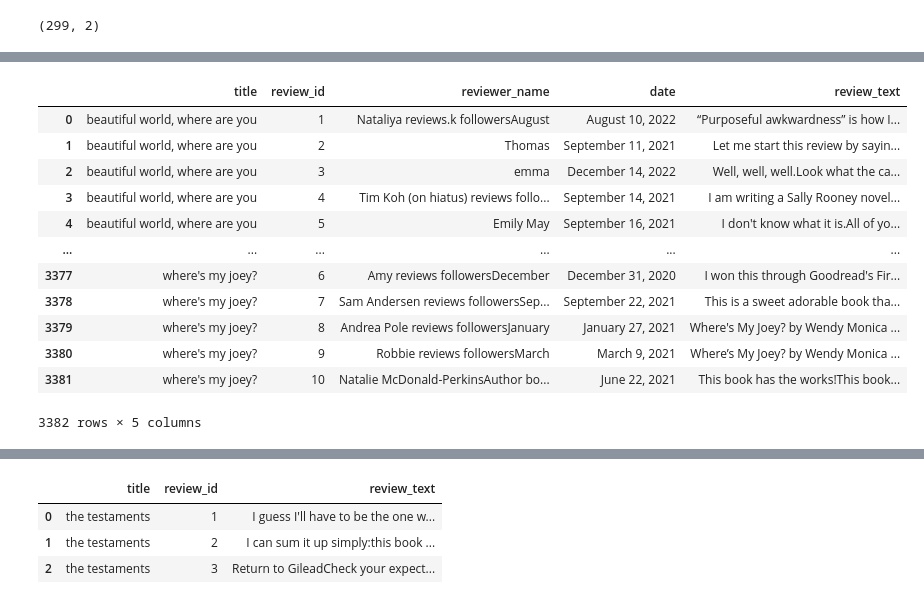
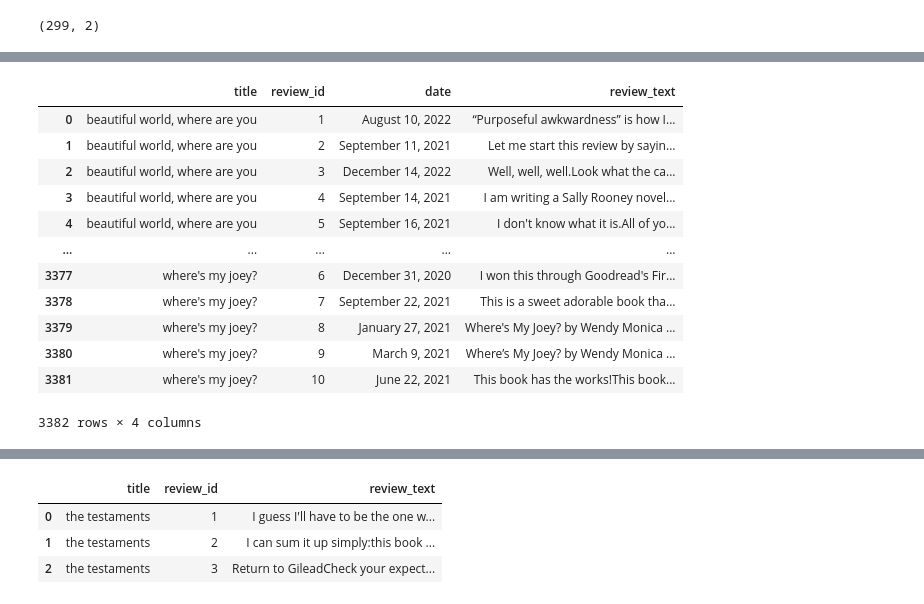
Before and after one commit to txiao9331/EmoLit, a Jupyter notebook: nb_data_cln/reviews_cleaning.ipynb, the cells around one changed output, grey strips where cells are left out. Saved outputs shown, nothing was run; the diff lists cells and outputs as text; code cells hidden in the pictures.

```diff
--- a/nb_data_cln/reviews_cleaning.ipynb
+++ b/nb_data_cln/reviews_cleaning.ipynb
@@ -79,7 +79,6 @@ def review_to_df(data):
             reviews.append({
                 'title_id': book_id,
                 'review_id': review_id,
-                'reviewer_name': reviewer_name.strip(),
                 'review_text': review_text.strip()
             })
     df_reviews = pd.DataFrame(reviews)
@@ -157,24 +159,24 @@ df_2020
 # %%
 review_df_2021[['date', 'review_text']] = review_df_2021['review_text'].apply(
     lambda x: pd.Series(extract_and_remove_date(x))
 )
 df_2021 = pd.merge(title_df_2021, review_df_2021, on='title_id', how='left')
-df_2021 = df_2021[['title','review_id','reviewer_name','date','review_text']]
+df_2021 = df_2021[['title','review_id','date','review_text']]
 df_2021
 # %% [output]
-|  | title | review_id | reviewer_name | date | review_text |
-| 0 | beautiful world, where are you | 1 | Nataliya reviews.k followersAugust | August 10, 2022 | “Purposeful awkwardness” is how I... |
-| 1 | beautiful world, where are you | 2 | Thomas | September 11, 2021 | Let me start this review by sayin... |
-| 2 | beautiful world, where are you | 3 | emma | December 14, 2022 | Well, well, well.Look what the ca... |
-| 3 | beautiful world, where are you | 4 | Tim Koh (on hiatus) reviews follo... | September 14, 2021 | I am writing a Sally Rooney novel... |
-| 4 | beautiful world, where are you | 5 | Emily May | September 16, 2021 | I don't know what it is.All of yo... |
-| ... | ... | ... | ... | ... | ... |
-| 3377 | where's my joey? | 6 | Amy reviews followersDecember | December 31, 2020 | I won this through Goodread's Fir... |
-| 3378 | where's my joey? | 7 | Sam Andersen reviews followersSep... | September 22, 2021 | This is a sweet adorable book tha... |
-| 3379 | where's my joey? | 8 | Andrea Pole reviews followersJanuary | January 27, 2021 | Where's My Joey? by Wendy Monica ... |
-| 3380 | where's my joey? | 9 | Robbie reviews followersMarch | March 9, 2021 | Where’s My Joey? by Wendy Monica ... |
-| 3381 | where's my joey? | 10 | Natalie McDonald-PerkinsAuthor bo... | June 22, 2021 | This book has the works!This book... |
+|  | title | review_id | date | review_text |
+| 0 | beautiful world, where are you | 1 | August 10, 2022 | “Purposeful awkwardness” is how I... |
+| 1 | beautiful world, where are you | 2 | September 11, 2021 | Let me start this review by sayin... |
+| 2 | beautiful world, where are you | 3 | December 14, 2022 | Well, well, well.Look what the ca... |
+| 3 | beautiful world, where are you | 4 | September 14, 2021 | I am writing a Sally Rooney novel... |
+| 4 | beautiful world, where are you | 5 | September 16, 2021 | I don't know what it is.All of yo... |
+| ... | ... | ... | ... | ... |
+| 3377 | where's my joey? | 6 | December 31, 2020 | I won this through Goodread's Fir... |
+| 3378 | where's my joey? | 7 | September 22, 2021 | This is a sweet adorable book tha... |
+| 3379 | where's my joey? | 8 | January 27, 2021 | Where's My Joey? by Wendy Monica ... |
+| 3380 | where's my joey? | 9 | March 9, 2021 | Where’s My Joey? by Wendy Monica ... |
+| 3381 | where's my joey? | 10 | June 22, 2021 | This book has the works!This book... |
-3382 rows × 5 columns
+3382 rows × 4 columns
 # %%
 review_df_2022[['date', 'review_text']] = review_df_2022['review_text'].apply(
     lambda x: pd.Series(extract_and_remove_date(x))
```
Also changed, not shown: parts of 7 cells of this notebook, 1 other file.
